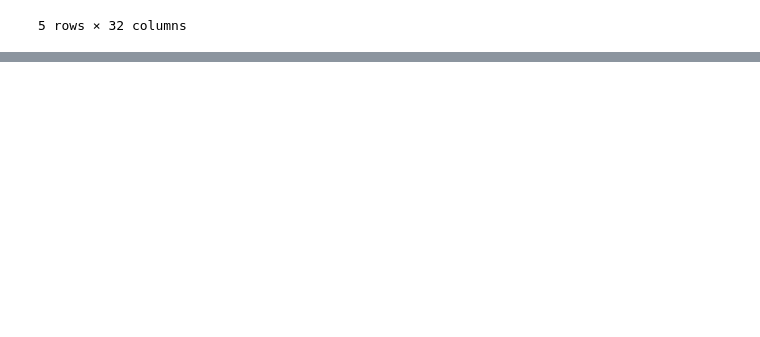
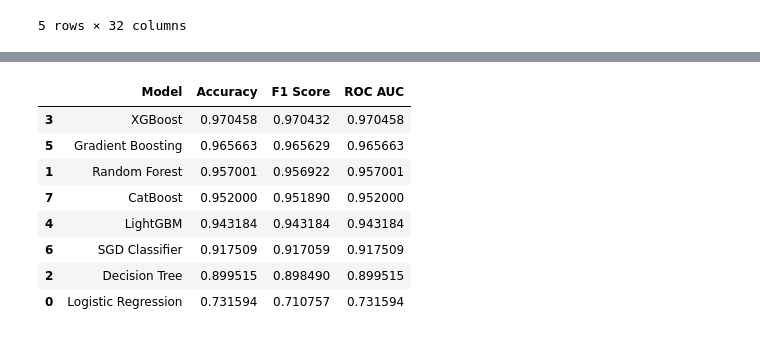
Before and after one commit to MohamedAmineMehrez/Fraud-Detection, a Jupyter notebook: Fraud-Detection.ipynb, the cells around one changed output, grey strips where cells are left out. Drawn from its saved outputs; the diff is of its cells as text; code cells hidden in the pictures; blank space fills up the shorter version.

```diff
--- a/Fraud-Detection.ipynb
+++ b/Fraud-Detection.ipynb
@@ -183,0 +249,9 @@ EDA Dataset:
+# %%
+def plot_confusion_matrix(y_true, y_pred, model_name):
+    cm = confusion_matrix(y_true, y_pred)
+    plt.figure(figsize=(7, 5))
+    sns.heatmap(cm, annot=True, fmt="d", cmap="Blues", xticklabels=["Class 0", "Class 1"], yticklabels=["Class 0", "Class 1"])
+    plt.title(f"Confusion Matrix - {model_name}")
+    plt.xlabel('Predicted')
+    plt.ylabel('True')
+    plt.show()
@@ -183,0 +349,12 @@ EDA Dataset:
+# %%
+results_df
+# %% [output]
+|  | Model | Accuracy | F1 Score | ROC AUC |
+| 3 | XGBoost | 0.970458 | 0.970432 | 0.970458 |
+| 5 | Gradient Boosting | 0.965663 | 0.965629 | 0.965663 |
+| 1 | Random Forest | 0.957001 | 0.956922 | 0.957001 |
+| 7 | CatBoost | 0.952000 | 0.951890 | 0.952000 |
+| 4 | LightGBM | 0.943184 | 0.943184 | 0.943184 |
+| 6 | SGD Classifier | 0.917509 | 0.917059 | 0.917509 |
+| 2 | Decision Tree | 0.899515 | 0.898490 | 0.899515 |
+| 0 | Logistic Regression | 0.731594 | 0.710757 | 0.731594 |
```
Also changed, not shown: parts of 44 cells of this notebook, 5 other files.
